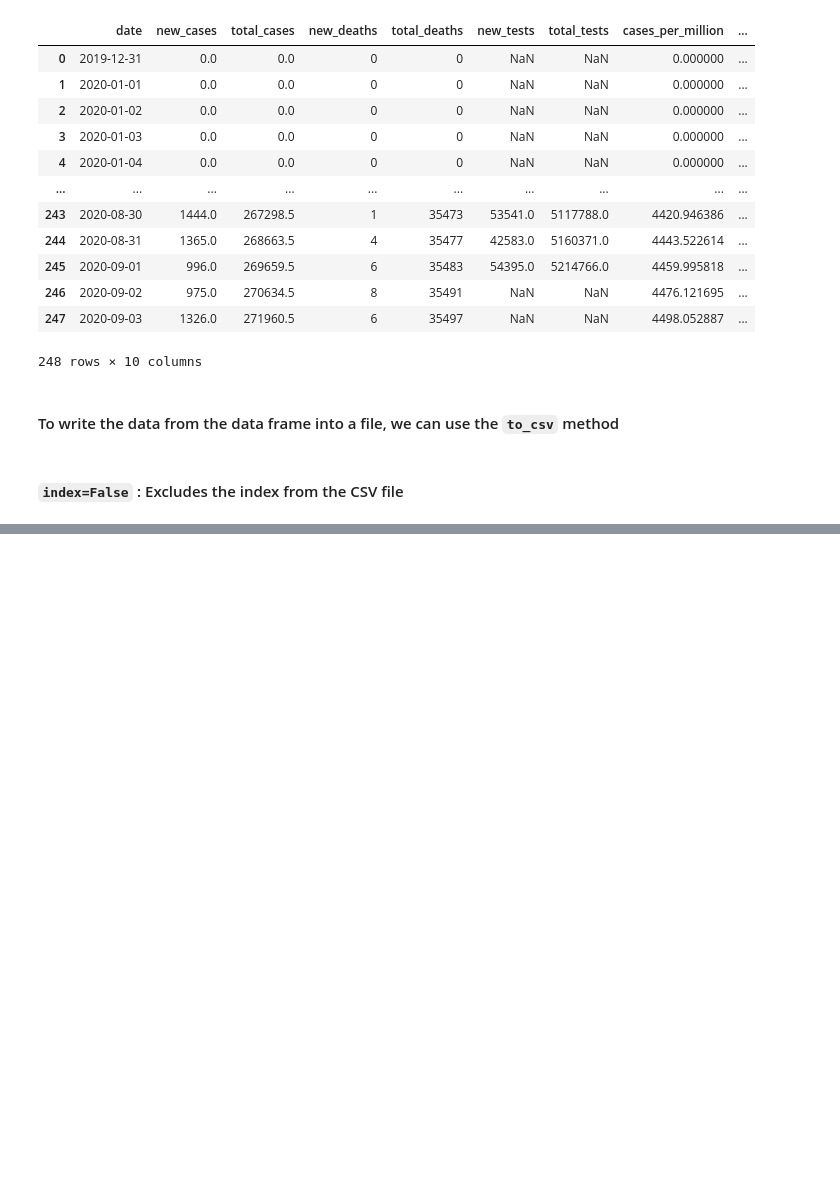
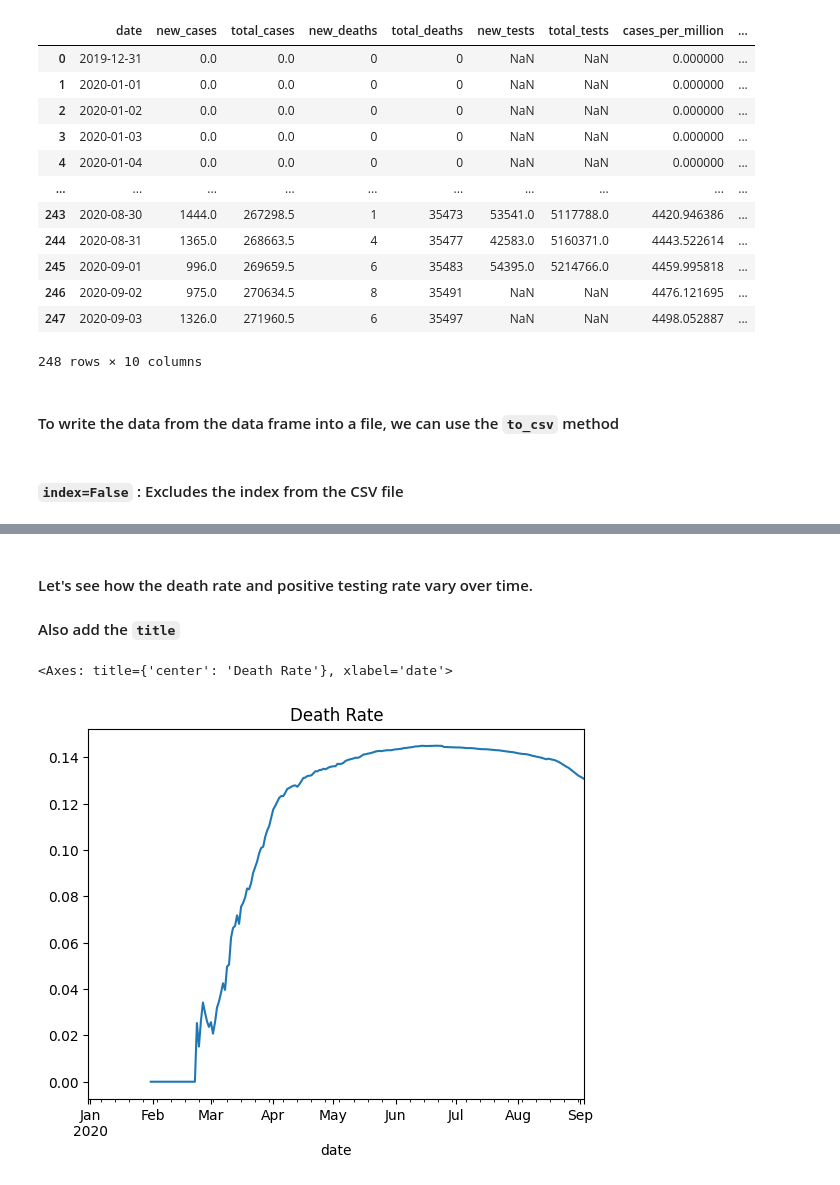
Before and after one commit to CodewithDeep23/Data_Analyst, a Jupyter notebook: pandas.ipynb, the cells around one changed output, grey strips where cells are left out. Drawn from its saved outputs; the diff is of its cells as text; code cells hidden in the pictures; blank space fills up the shorter version.

```diff
--- a/pandas.ipynb
+++ b/pandas.ipynb
@@ -910,0 +956,9 @@ result_df.to_csv('./data/results.csv', index=False)
+# %% [markdown]
+#### Let's see how the death rate and positive testing rate vary over time.
+#### Also add the `title`
+# %%
+death_rate = result_df.total_deaths / result_df.total_cases
+death_rate.plot(title='Death Rate')
+# %% [output]
+<Axes: title={'center': 'Death Rate'}, xlabel='date'>
+[figure, added]
```
Also changed, not shown: parts of 16 cells of this notebook.
